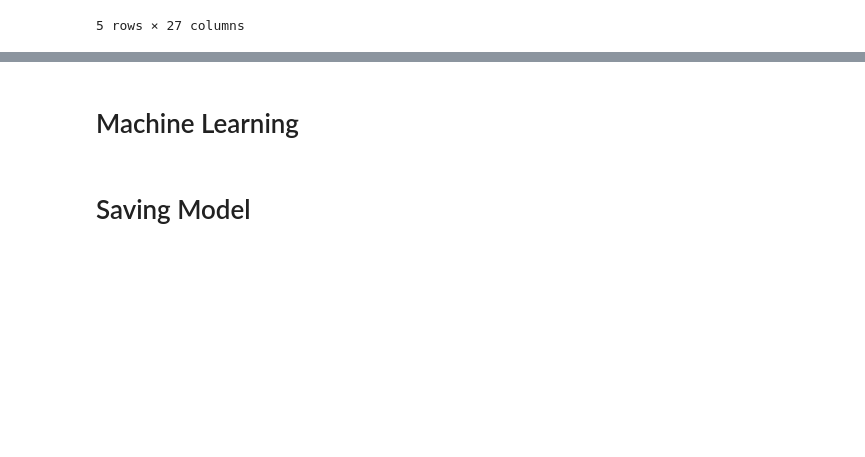
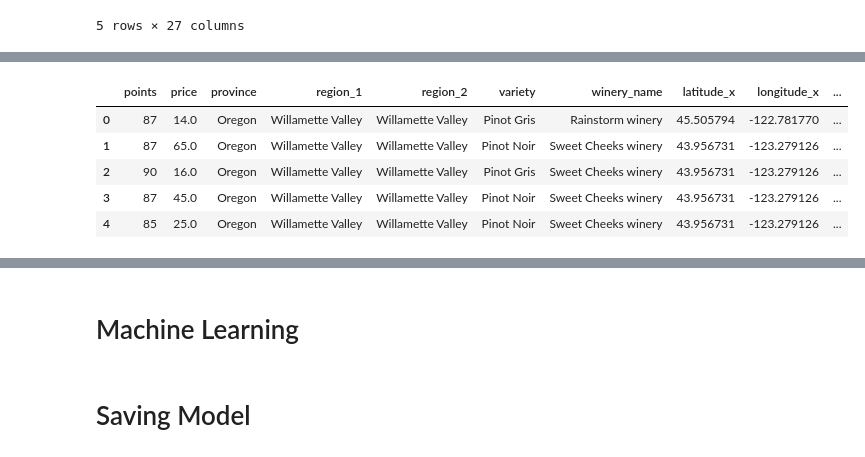
Before and after one commit to miatsivitse/Project-4, a Jupyter notebook: Model.ipynb, the cells around one changed output, grey strips where cells are left out. Drawn from its saved outputs; the diff is of its cells as text; code cells hidden in the pictures; blank space fills up the shorter version.

```diff
--- a/Model.ipynb
+++ b/Model.ipynb
@@ -37,0 +58,10 @@ data.head()
+# %%
+data.drop(["wine_id", "country", "description", "designation","taster_name", "taster_twitter_handle", "title" ], axis=1, inplace=True)
+data.head()
+# %% [output]
+|  | points | price | province | region_1 | region_2 | variety | winery_name | latitude_x | longitude_x | ... |
+| 0 | 87 | 14.0 | Oregon | Willamette Valley | Willamette Valley | Pinot Gris | Rainstorm winery | 45.505794 | -122.781770 | ... |
+| 1 | 87 | 65.0 | Oregon | Willamette Valley | Willamette Valley | Pinot Noir | Sweet Cheeks winery | 43.956731 | -123.279126 | ... |
+| 2 | 90 | 16.0 | Oregon | Willamette Valley | Willamette Valley | Pinot Gris | Sweet Cheeks winery | 43.956731 | -123.279126 | ... |
+| 3 | 87 | 45.0 | Oregon | Willamette Valley | Willamette Valley | Pinot Noir | Sweet Cheeks winery | 43.956731 | -123.279126 | ... |
+| 4 | 85 | 25.0 | Oregon | Willamette Valley | Willamette Valley | Pinot Noir | Sweet Cheeks winery | 43.956731 | -123.279126 | ... |
```
Also changed, not shown: parts of 7 cells of this notebook, 1 other file.
